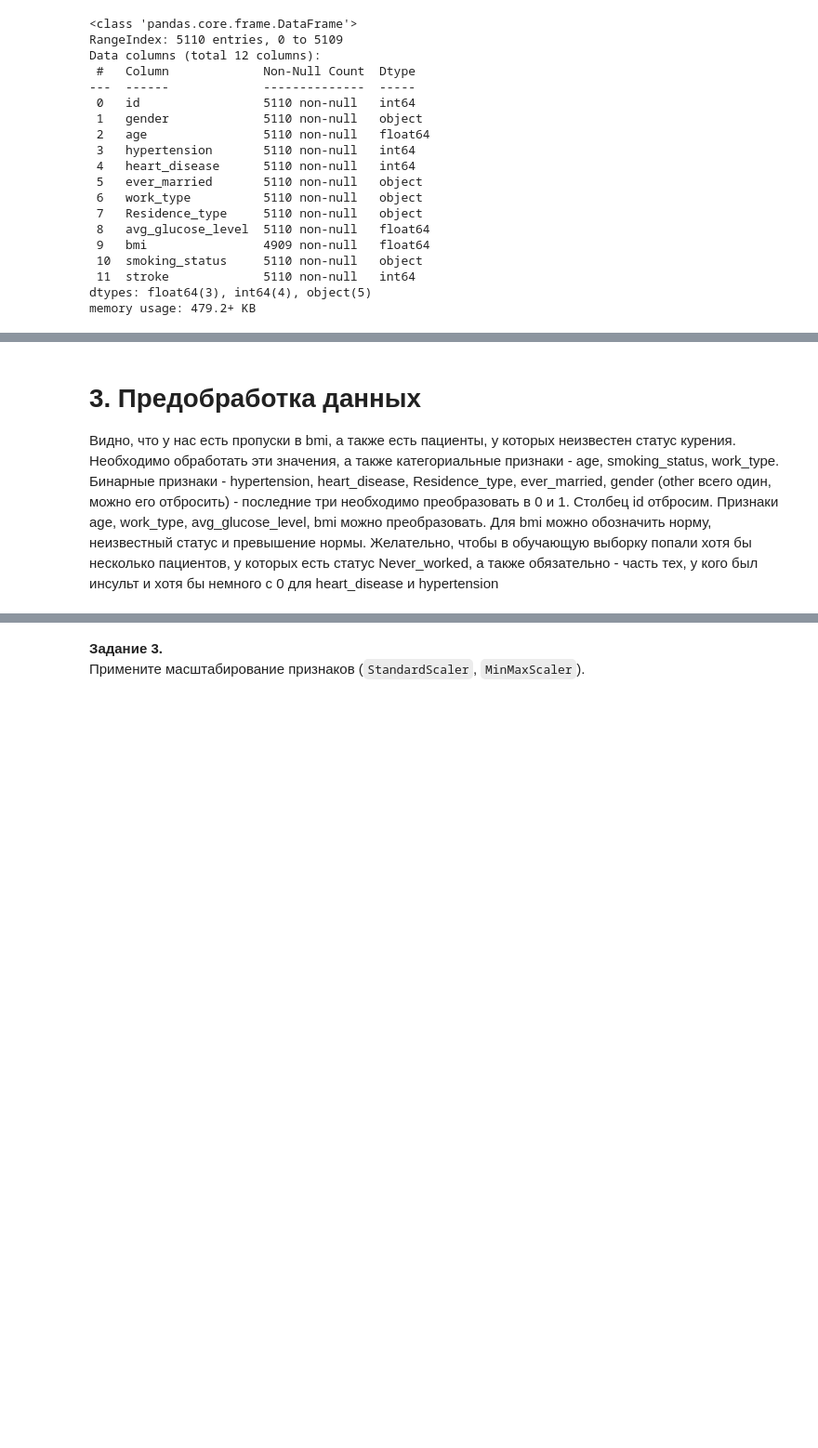
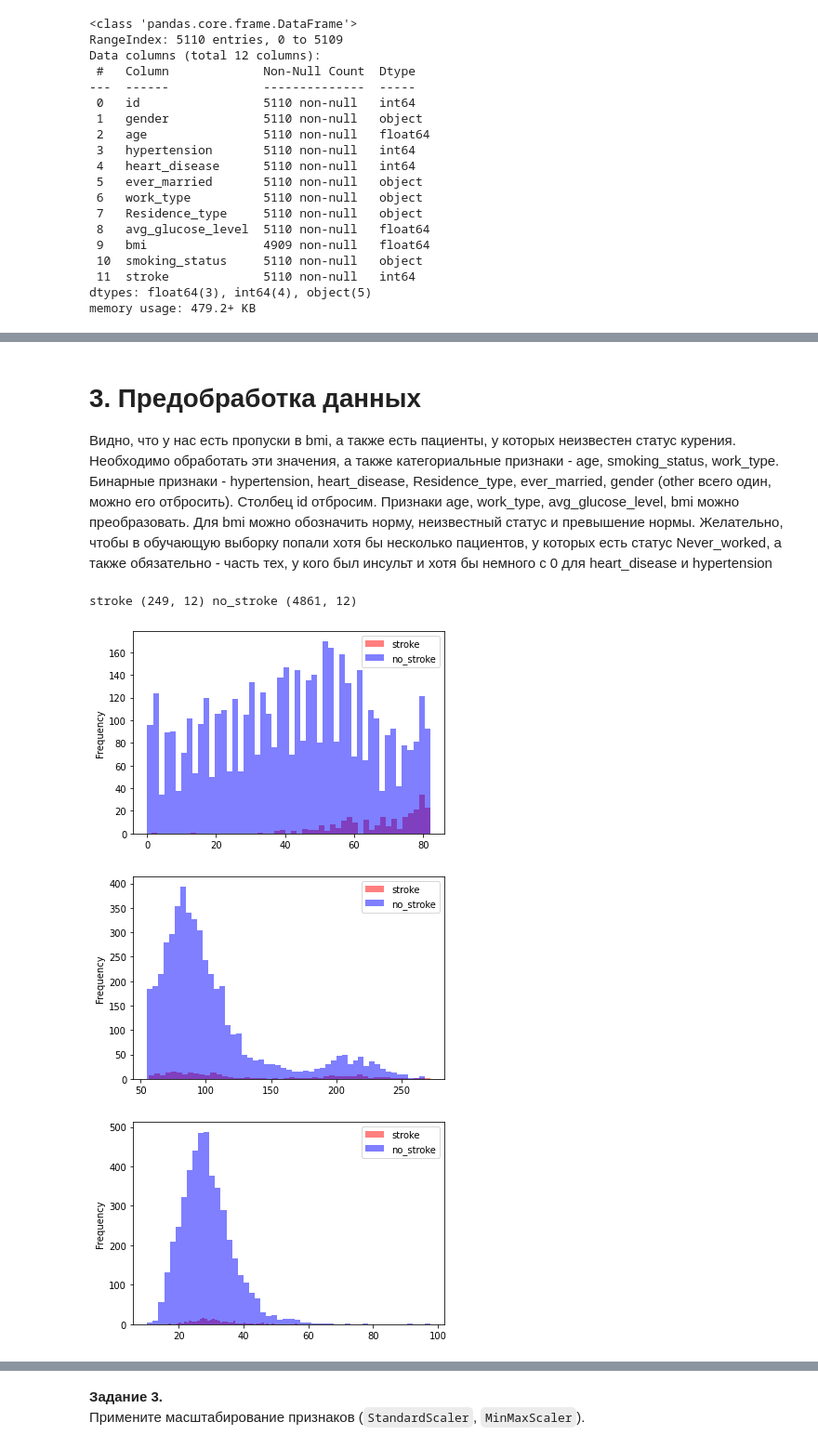
Before and after one commit to Loinen/ml_labs, a Jupyter notebook: ml_stroke_prediction.ipynb, the cells around one changed output, grey strips where cells are left out. Shown: that part at 93% size. Cells and saved outputs as stored; diff of their text form; code cells hidden in the pictures; blank space fills up the shorter version.

```diff
--- a/ml_stroke_prediction.ipynb
+++ b/ml_stroke_prediction.ipynb
@@ -115,7 +123,31 @@ Length: 418, dtype: int64
 # %% [markdown]
 # 3. Предобработка данных
 Видно, что у нас есть пропуски в bmi, а также есть пациенты, у которых неизвестен статус курения. Необходимо обработать эти значения, а также категориальные признаки - age, smoking_status, work_type.
-Бинарные признаки - hypertension, heart_disease, Residence_type, ever_married, gender (other всего один, можно его отбросить) - последние три необходимо преобразовать в 0 и 1.
+Бинарные признаки - hypertension, heart_disease, Residence_type, ever_married, gender (other всего один, можно его отбросить).
 Столбец id отбросим.
 Признаки age, work_type, avg_glucose_level, bmi можно преобразовать. Для bmi можно обозначить норму, неизвестный статус и превышение нормы. Желательно, чтобы в обучающую выборку попали хотя бы несколько пациентов, у которых есть статус Never_worked, а также обязательно - часть тех, у кого был инсульт и хотя бы немного с 0 для heart_disease и hypertension
+# %%
+stroke = dataset[dataset.stroke == 1]
+no_stroke = dataset[dataset.stroke == 0]
+print("stroke", stroke.shape, "no_stroke", no_stroke.shape)
+
+stroke["age"].plot.hist(alpha=0.5,color='red',bins=50)
+no_stroke["age"].plot.hist(alpha=0.5,color='blue',bins=50)
+plt.legend(['stroke','no_stroke'])
+plt.show()
+
+stroke["avg_glucose_level"].plot.hist(alpha=0.5,color='red',bins=50)
+no_stroke["avg_glucose_level"].plot.hist(alpha=0.5,color='blue',bins=50)
+plt.legend(['stroke','no_stroke'])
+plt.show()
+
+stroke["bmi"].plot.hist(alpha=0.5,color='red',bins=50)
+no_stroke["bmi"].plot.hist(alpha=0.5,color='blue',bins=50)
+plt.legend(['stroke','no_stroke'])
+plt.show()
+# %% [output]
+stroke (249, 12) no_stroke (4861, 12)
+[figure, added]
+[figure, added]
+[figure, added]
 # %%
```
Also changed, not shown: parts of 21 cells of this notebook.
